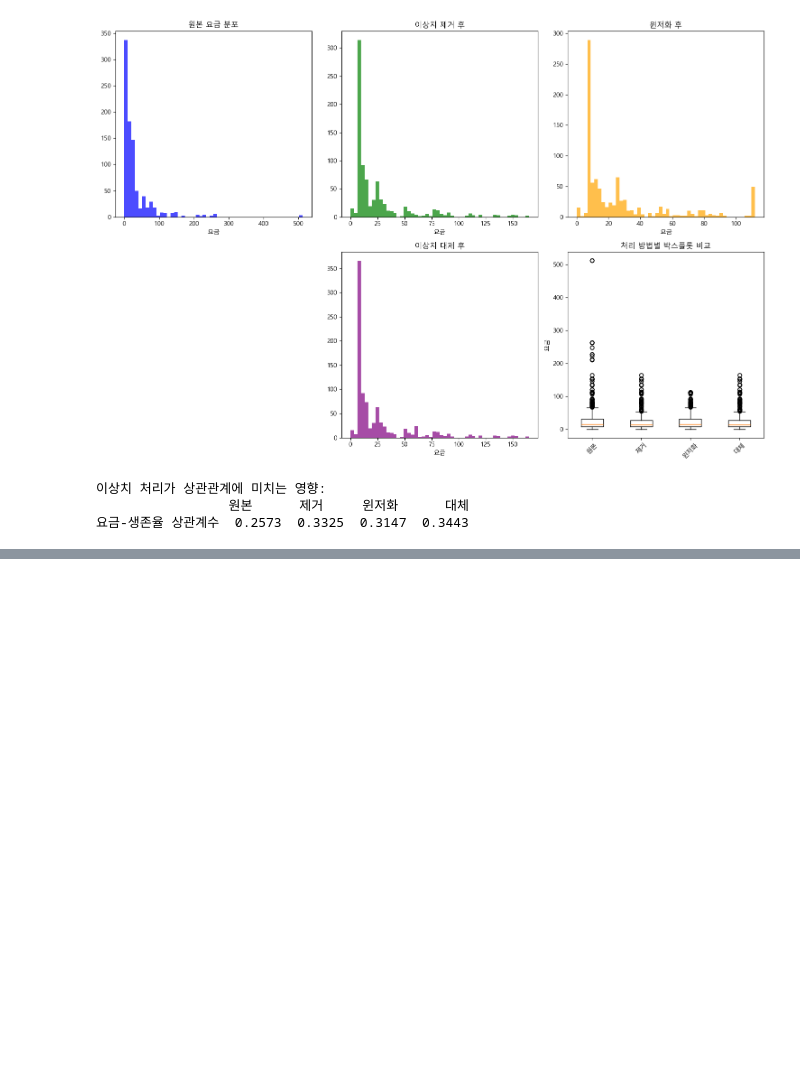
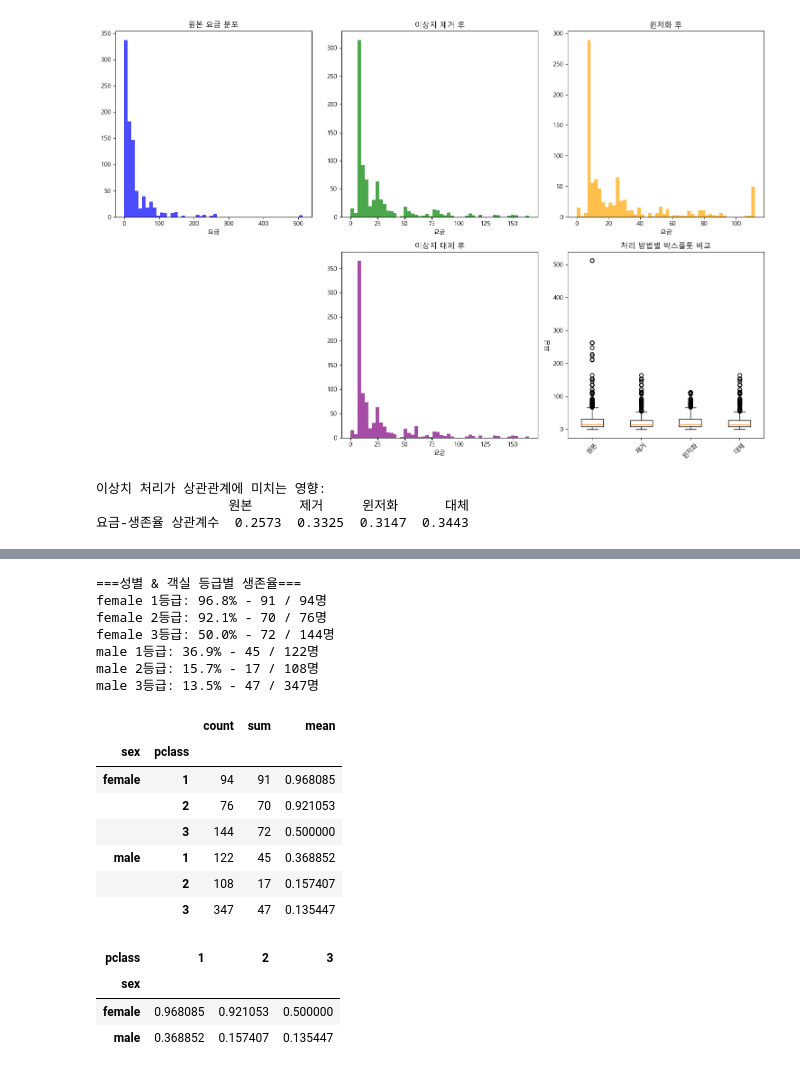
Before and after one commit to ming2tofu33/TIL, a Jupyter notebook: DataAnalysis/titanic.ipynb, the cells around one changed output, grey strips where cells are left out. Drawn from its saved outputs; the diff is of its cells as text; code cells hidden in the pictures; blank space fills up the shorter version.

```diff
--- a/DataAnalysis/titanic.ipynb
+++ b/DataAnalysis/titanic.ipynb
@@ -593,0 +624,24 @@ print(correlation_comparison.round(4))
+# %%
+# 타이타닉 데이터셋 불러오기
+# (pandas에 기본 내장된 예제 데이터셋)
+import seaborn as sns
+import pandas as pd
+
+# titanic 데이터 DataFrame
+titanic = sns.load_dataset('titanic')
+
+# 처음 5개 행 보기
+print("타이타닉 데이터 미리보기:")
+print(titanic.head())
+
+# 데이터셋 정보 확인
+print("\n데이터셋 정보:")
+print(titanic.info())
+
+# 데이터 요약 통계
+print("\n데이터 요약 통계:")
+print(titanic.describe())
+
+# 메모리 사용량
+print("\n메모리 사용량:")
+print(titanic.memory_usage(deep=True).sum() / 1024, 'mb')
@@ -593,0 +762,10 @@ print(correlation_comparison.round(4))
+# %%
+# 3. 나이 생존율(연령대 별)
+titanic['age_group'] = pd.cut(
+    titanic['age'],
+    bins=[0, 12, 18, 35, 60, 100],  # 초과 ~ 이하
+    labels=['아동(-12)','청소년(13-18)','청년(19-35)','중장년(36-60)','노년(61+)']
+)
+age_survival = titanic.groupby('age_group', observed=True)['survived'].agg(['count', 'sum', 'mean']).dropna()
+
+age_survival
@@ -593,0 +780,36 @@ print(correlation_comparison.round(4))
+# %%
+# 4. 조합 분석: 성별 x 객실등급
+sex_pclass_survival = titanic.groupby(['sex', 'pclass'])['survived'].agg(['count', 'sum', 'mean'])
+
+print('===성별 & 객실 등급별 생존율===')
+for (sex, pclass), row in sex_pclass_survival.iterrows():
+    print(f'{sex} {pclass}등급: {row['mean']:.1%} - {row['sum'].astype(int)} / {row['count'].astype(int)}명')
+
+sex_pclass_survival
+# %% [output]
+===성별 & 객실 등급별 생존율===
+female 1등급: 96.8% - 91 / 94명
+female 2등급: 92.1% - 70 / 76명
+female 3등급: 50.0% - 72 / 144명
+male 1등급: 36.9% - 45 / 122명
+male 2등급: 15.7% - 17 / 108명
+male 3등급: 13.5% - 47 / 347명
+|  |  | count | sum | mean |
+| sex | pclass |  |  |  |
+| female | 1 | 94 | 91 | 0.968085 |
+|  | 2 | 76 | 70 | 0.921053 |
+|  | 3 | 144 | 72 | 0.500000 |
+| male | 1 | 122 | 45 | 0.368852 |
+|  | 2 | 108 | 17 | 0.157407 |
+|  | 3 | 347 | 47 | 0.135447 |
+# %%
+# 4. 조합 분석: 성별 x 객실등급 -> groupby 말고 crosstab으로 해보자
+#                                성별       x     객실 등급,            생존              율
+survival_ct = pd.crosstab(titanic['sex'], titanic['pclass'], titanic['survived'], aggfunc='mean')
+
+survival_ct
+# %% [output]
+| pclass | 1 | 2 | 3 |
+| sex |  |  |  |
+| female | 0.968085 | 0.921053 | 0.500000 |
+| male | 0.368852 | 0.157407 | 0.135447 |
```
Also changed, not shown: parts of 15 cells of this notebook, 3 other files.
